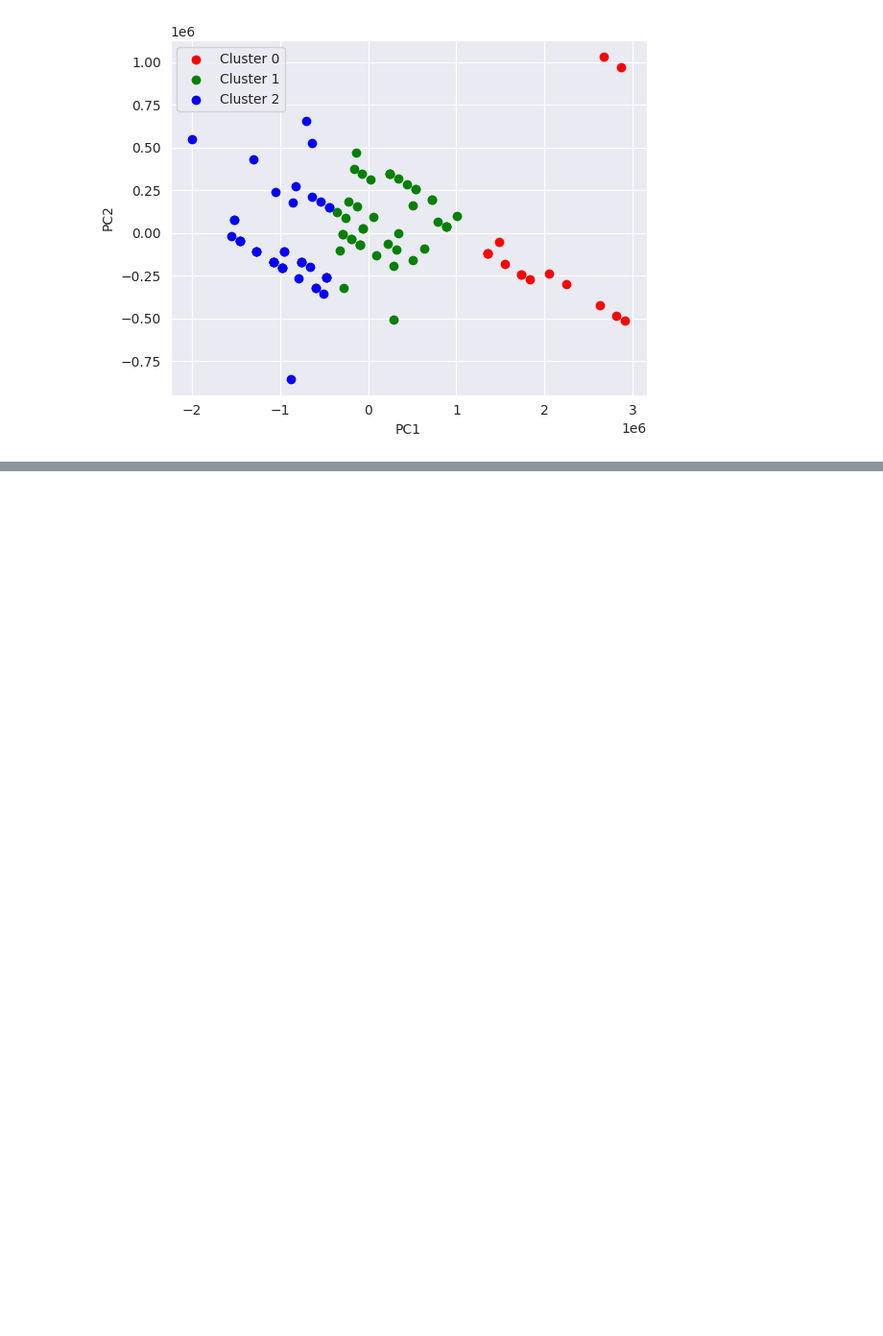
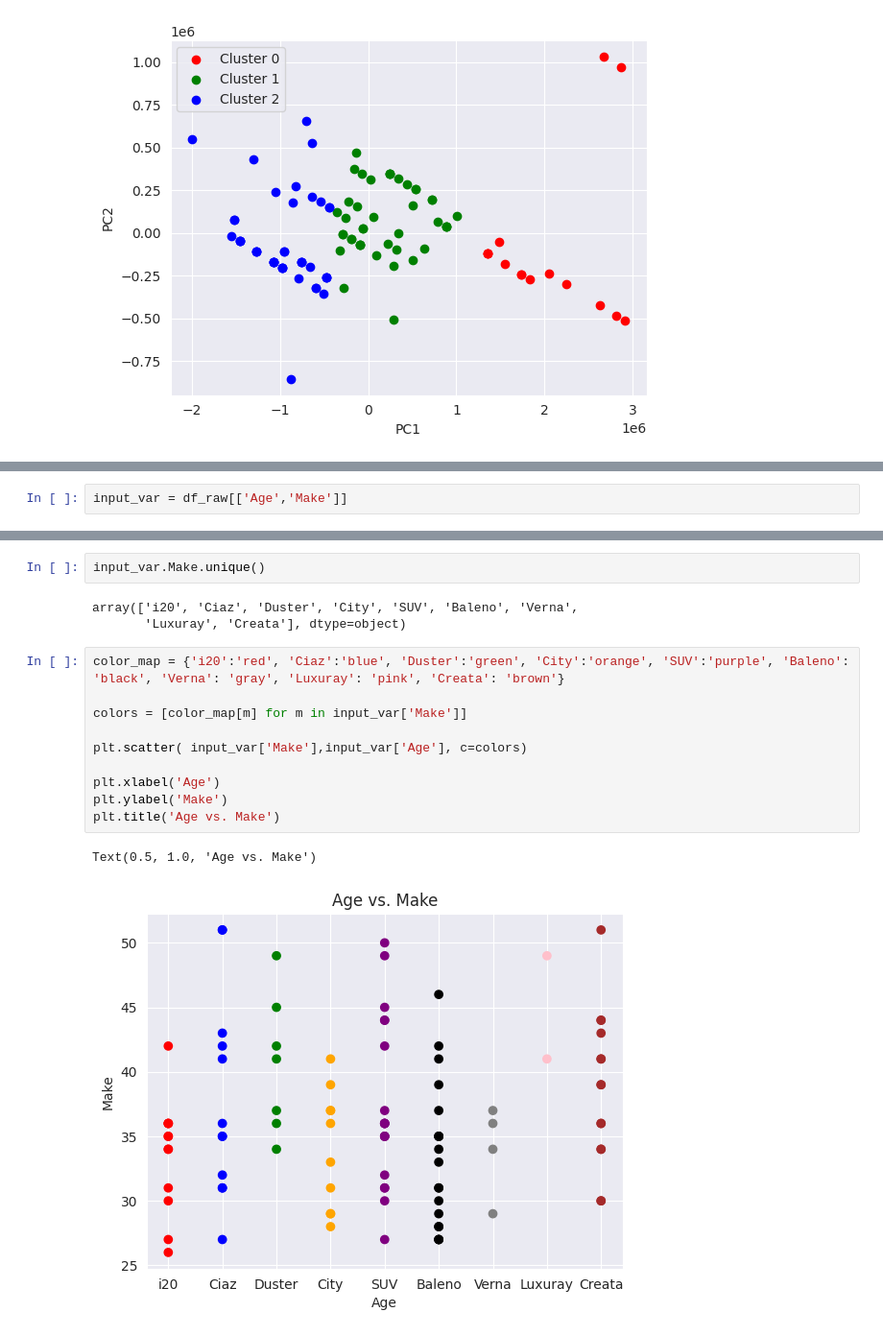
Before and after one commit to ajayyy17/IndianAutomobileBuyingBehaviour, a Jupyter notebook: IndianAutomobileBuyingBehaviour.ipynb, the cells around one changed output, grey strips where cells are left out. Shown at 96% size. Cells and saved outputs as stored; diff of their text form; blank space fills up the shorter version.

```diff
--- a/IndianAutomobileBuyingBehaviour.ipynb
+++ b/IndianAutomobileBuyingBehaviour.ipynb
@@ -248,0 +255,2 @@ plt.show()
+# %%
+input_var = df_raw[['Age','Make']]
@@ -248,0 +301,18 @@ plt.show()
+# %%
+input_var.Make.unique()
+# %% [output]
+array(['i20', 'Ciaz', 'Duster', 'City', 'SUV', 'Baleno', 'Verna',
+       'Luxuray', 'Creata'], dtype=object)
+# %%
+color_map = {'i20':'red', 'Ciaz':'blue', 'Duster':'green', 'City':'orange', 'SUV':'purple', 'Baleno': 'black', 'Verna': 'gray', 'Luxuray': 'pink', 'Creata': 'brown'}
+
+colors = [color_map[m] for m in input_var['Make']]
+
+plt.scatter( input_var['Make'],input_var['Age'], c=colors)
+
+plt.xlabel('Age')
+plt.ylabel('Make')
+plt.title('Age vs. Make')
+# %% [output]
+Text(0.5, 1.0, 'Age vs. Make')
+[figure, added]
```
Also changed, not shown: parts of 14 cells of this notebook.
